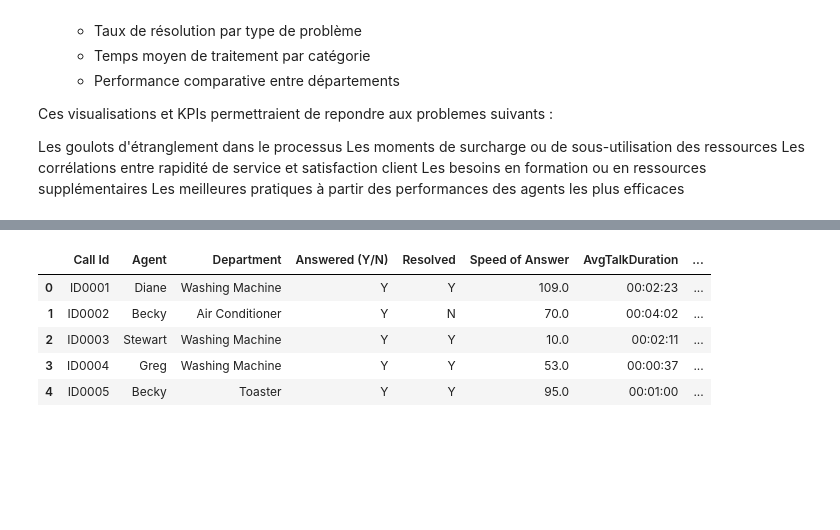
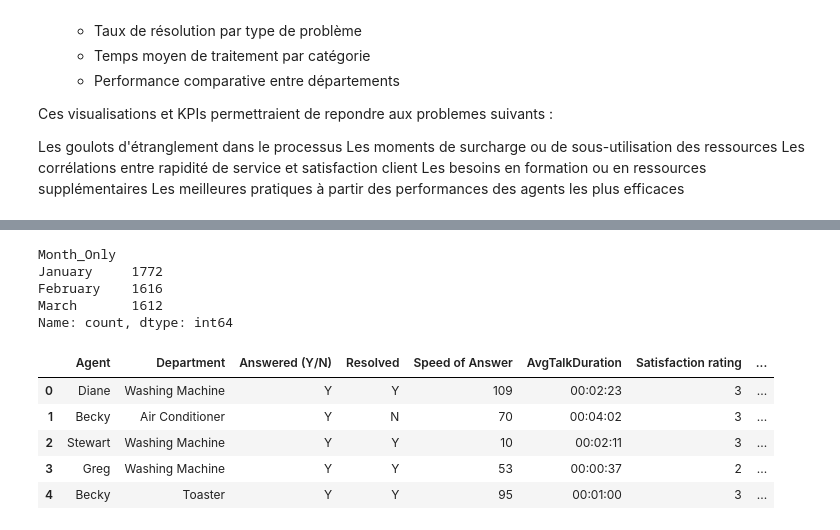
Before and after one commit to Dzeu237/Projet_Viz, a Jupyter notebook: Projet_viz.ipynb, the cells around one changed output, grey strips where cells are left out. Drawn from its saved outputs; the diff is of its cells as text; code cells hidden in the pictures; blank space fills up the shorter version.

```diff
--- a/Projet_viz.ipynb
+++ b/Projet_viz.ipynb
@@ -226,3 +219,6 @@ Les moments de surcharge ou de sous-utilisation des ressources
 Les corrélations entre rapidité de service et satisfaction client
 Les besoins en formation ou en ressources supplémentaires
 Les meilleures pratiques à partir des performances des agents les plus efficaces
+# %%
+df1=pd.DataFrame(data1)
+df1.head()
@@ -228,0 +232,11 @@ Les meilleures pratiques à partir des performances des agents les plus efficace
+# %%
+df1.columns=df1.columns.str.strip()
+df1['Date']=df1['Date'].str.strip()
+# %%
+# Convert the 'Date' column to datetime format
+df1['Date'] = pd.to_datetime(df1['Date'],format='%d/%m/%Y %H:%M')
+
+# Create new columns for date and time
+df1['Date_Only'] = df1['Date'].dt.strftime('%d/%m/%Y')
+df1['Time_Only'] = df1['Date'].dt.strftime('%H:%M')
+df1.head()
@@ -229,42 +250,52 @@ Les meilleures pratiques à partir des performances des agents les plus efficace
+# %%
+df1['Month_Only'] = df1['Date'].dt.month_name()
+# %%
+df1['Month_Only'].value_counts()
+# %% [output]
+Month_Only
+January     1772
+February    1616
+March       1612
+Name: count, dtype: int64
 # %%
 # Convert the 'Date' column to datetime format
-df1['Date'] = pd.to_datetime(df1['Date'], format='%d/%m/%Y %H:%M')
+df1['Date'] = pd.to_datetime(df1['Date'],format='%d/%m/%Y %H:%M')
 
 # Create new columns for date and time
 df1['Date_Only'] = df1['Date'].dt.strftime('%d/%m/%Y')
 df1['Time_Only'] = df1['Date'].dt.strftime('%H:%M')
 
 # Drop the original 'Date' column if needed
 df1.drop(columns=['Date'],inplace=True)
 
 # Function to categorize the time of day
 def categorize_time_of_day(hour):
     if 9 <= hour <= 12:
         return 'Morning'
     elif 13 <= hour <= 15:
         return 'Afternoon'
     elif 16 <= hour < 18:
         return 'Evening'
 
 # Extract the hour from the 'Time_Only' column
 df1['Daytime'] = pd.to_datetime(df1['Time_Only'], format='%H:%M').dt.hour.apply(categorize_time_of_day)
 df1.rename(columns={'Date_Only':'Date'})
 df1.drop(columns=['Time_Only'],inplace=True)
 
 #Delate and replace unnecessary columns
 df1.rename(columns={'Date_Only':'Date'},inplace=True)
-df1.drop(columns=['Call Id','Unnamed: 10','Unnamed: 9'],inplace=True)
+df1.drop(columns=['Call Id','Unnamed: 10'],inplace=True)
 
 # Update the 'Date' column to display the day of the week
 df1['Date'] = pd.to_datetime(df1['Date'], format='%d/%m/%Y').dt.day_name()
 
 # Display the updated dataframe
 df1.head()
 # %% [output]
-|  | Call Id | Agent | Department | Answered (Y/N) | Resolved | Speed of Answer | AvgTalkDuration | ... |
-| 0 | ID0001 | Diane | Washing Machine | Y | Y | 109.0 | 00:02:23 | ... |
-| 1 | ID0002 | Becky | Air Conditioner | Y | N | 70.0 | 00:04:02 | ... |
-| 2 | ID0003 | Stewart | Washing Machine | Y | Y | 10.0 | 00:02:11 | ... |
-| 3 | ID0004 | Greg | Washing Machine | Y | Y | 53.0 | 00:00:37 | ... |
-| 4 | ID0005 | Becky | Toaster | Y | Y | 95.0 | 00:01:00 | ... |
+|  | Agent | Department | Answered (Y/N) | Resolved | Speed of Answer | AvgTalkDuration | Satisfaction rating | ... |
+| 0 | Diane | Washing Machine | Y | Y | 109 | 00:02:23 | 3 | ... |
+| 1 | Becky | Air Conditioner | Y | N | 70 | 00:04:02 | 3 | ... |
+| 2 | Stewart | Washing Machine | Y | Y | 10 | 00:02:11 | 3 | ... |
+| 3 | Greg | Washing Machine | Y | Y | 53 | 00:00:37 | 2 | ... |
+| 4 | Becky | Toaster | Y | Y | 95 | 00:01:00 | 3 | ... |
 # %%
```
Also changed, not shown: parts of 57 cells of this notebook, 3 other files.
